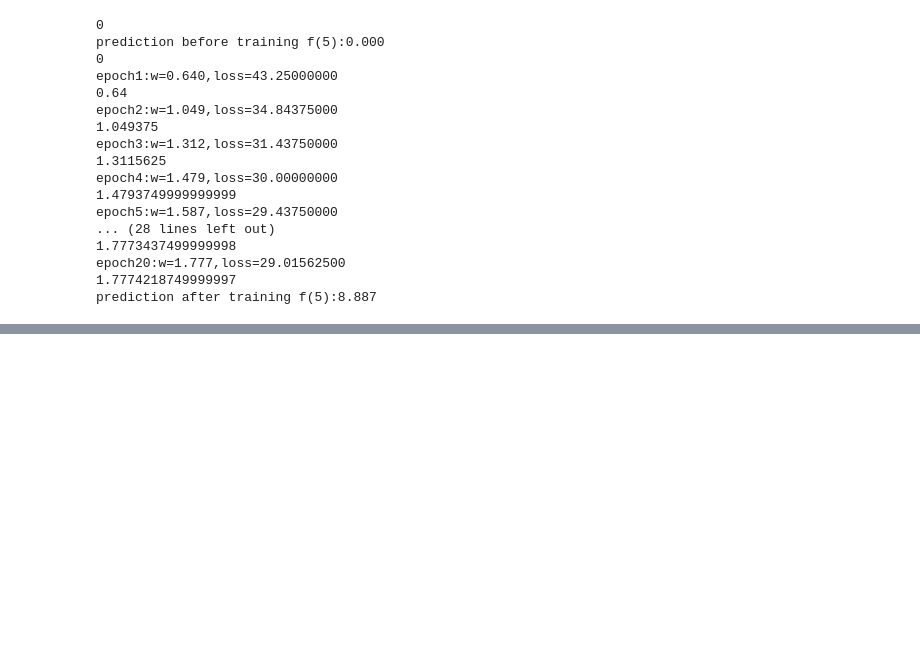
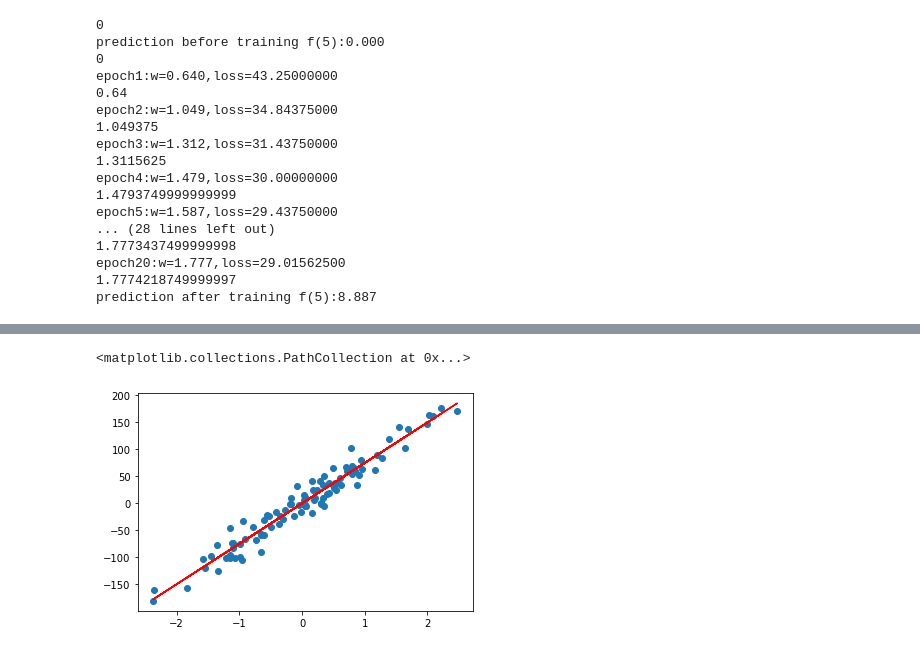
Before and after one commit to samiulshuvo/Learning_Pytorch, a Jupyter notebook: basic_of_tensor.ipynb, the cells around one changed output, grey strips where cells are left out. Drawn from its saved outputs; the diff is of its cells as text; code cells hidden in the pictures; blank space fills up the shorter version.

```diff
--- a/basic_of_tensor.ipynb
+++ b/basic_of_tensor.ipynb
@@ -259,7 +259,7 @@ def loss(y,ypd):
 print(f"prediction of the modle before training f(6): {forward(5).item():.3f}")
 
 learning_rate=0.01
-n_iter=10000
+n_iter=10
 
 for epoch in range(n_iter):
    y_prediction=forward(x)
@@ -268,9 +268,11 @@ for epoch in range(n_iter):
    l.backward()
    with torch.no_grad():
       w-=learning_rate*w.grad ### negative of w
-
+   print('----b------')
+   print(w)
    w.grad.zero_()
-
+   print('-----a-----')
+   print(w)
    if epoch % 20:
       print(f'epoch{epoch+1}:w={w:.3f},loss={l:.5f}')
 
@@ -298,0 +457,57 @@ tensor(0., requires_grad=True)
+# %%
+## try to incorporate all our learn concepts
+import torch
+import torch.nn as nn
+import numpy as np
+from sklearn import datasets
+## prepare dataset
+x_numpy,y_numpy=datasets.make_regression(n_samples=100,n_features=1,noise=20,random_state=4)
+import matplotlib.pyplot as pl
+
+X=torch.from_numpy(x_numpy.astype(np.float32))
+y=torch.from_numpy(y_numpy.astype(np.float32))
+
+y = y.view(y.shape[0], 1)
+
+
+## Define model
+class regression(nn.Module):
+   def __init__(self,input_size,output_size):
+      super(regression,self).__init__()
+      self.ln=nn.Linear(input_size,output_size)
+
+   def forward(self,x):
+      return self.ln(x)
+sample,feature=X.shape
+# print(feature)
+input_size=feature
+output_size=feature
+model=regression(input_size,output_size)
+# print(model)
+## Train
+
+## Model parameters
+learning_rate=0.01
+n_iter=500
+ls=nn.MSELoss()
+optimizer=torch.optim.SGD(model.parameters(),lr=learning_rate)
+
+# X_pred_b=model(X).detach().numpy()
+
+## train
+for epoch in range(n_iter):
+   y_pred=model(X)
+   # print(y.type)
+   loss=ls(y,y_pred)
+   # print(type(loss))
+   loss.backward()
+   optimizer.step()
+   optimizer.zero_grad()
+   if epoch%100==0:
+      w,b=model.parameters()
+      print(f"epoch: {epoch+1}, weight: {w[0][0]}, loss: {loss}")
+y_pd=model(X).detach().numpy()
+
+pl.plot(x_numpy,y_pd,'r')
+pl.scatter(X_numpy,y_numpy)
+# %% [output]
@@ -298,0 +519,2 @@ tensor(0., requires_grad=True)
+<matplotlib.collections.PathCollection at 0x...>
+[figure, added]
```
Also changed, not shown: parts of 8 cells of this notebook.
